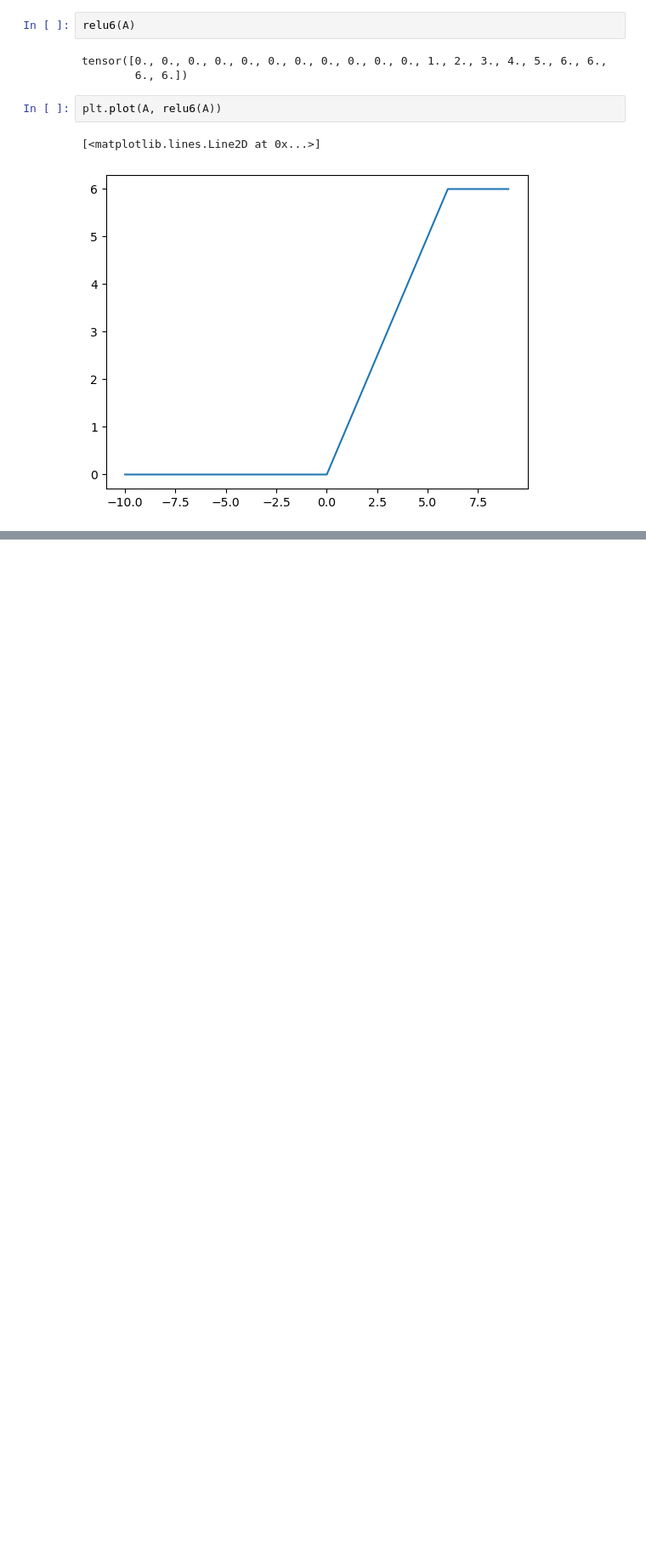
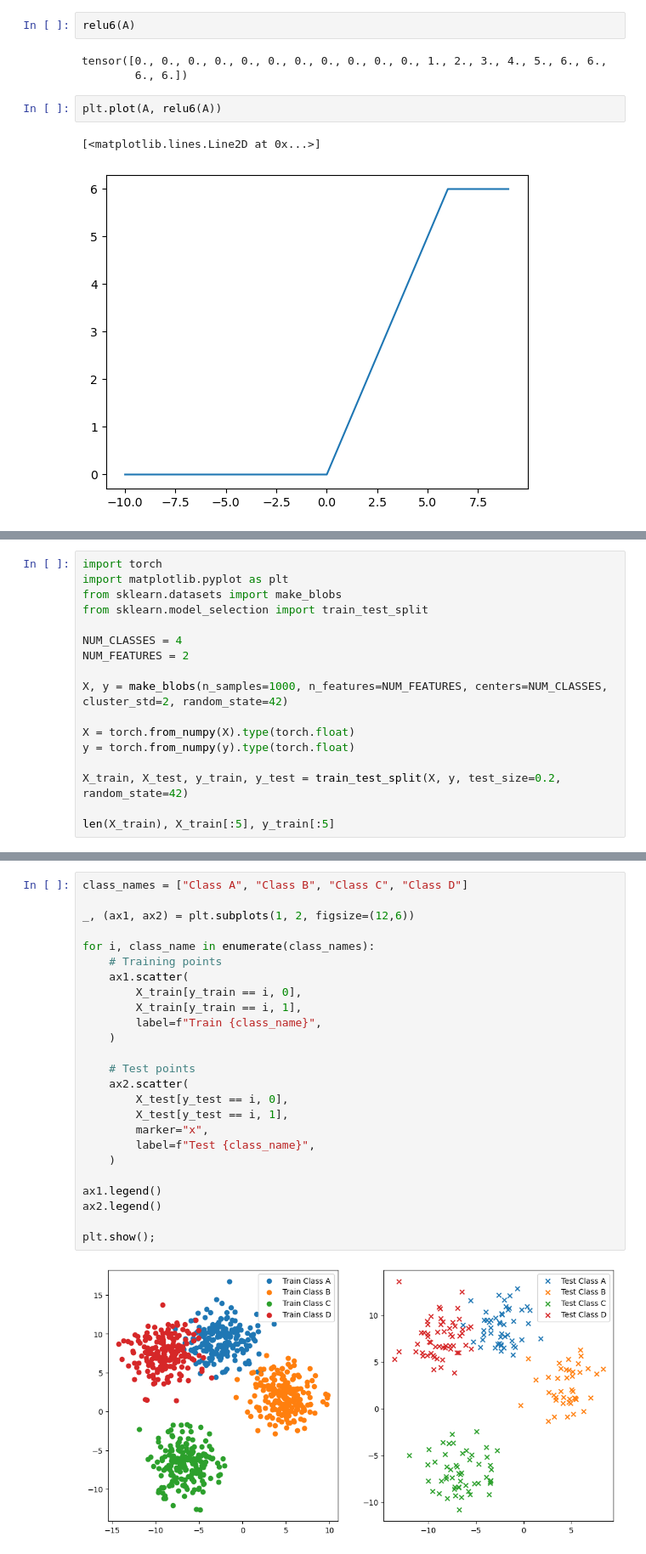
Before and after one commit to ShivangamSoni/PyTorch-Learn, a Jupyter notebook: 02_classification.ipynb, the cells around one changed output, grey strips where cells are left out. Shown at 85% size. Drawn from its saved outputs; the diff is of its cells as text; blank space fills up the shorter version.

```diff
--- a/02_classification.ipynb
+++ b/02_classification.ipynb
@@ -1064,0 +1069,17 @@ plt.plot(A, relu6(A))
+# %%
+import torch
+import matplotlib.pyplot as plt
+from sklearn.datasets import make_blobs
+from sklearn.model_selection import train_test_split
+
+NUM_CLASSES = 4
+NUM_FEATURES = 2
+
+X, y = make_blobs(n_samples=1000, n_features=NUM_FEATURES, centers=NUM_CLASSES, cluster_std=2, random_state=42)
+
+X = torch.from_numpy(X).type(torch.float)
+y = torch.from_numpy(y).type(torch.float)
+
+X_train, X_test, y_train, y_test = train_test_split(X, y, test_size=0.2, random_state=42)
+
+len(X_train), X_train[:5], y_train[:5]
@@ -1064,0 +1098,27 @@ plt.plot(A, relu6(A))
+# %%
+class_names = ["Class A", "Class B", "Class C", "Class D"]
+
+_, (ax1, ax2) = plt.subplots(1, 2, figsize=(12,6))
+
+for i, class_name in enumerate(class_names):
+    # Training points
+    ax1.scatter(
+        X_train[y_train == i, 0],
+        X_train[y_train == i, 1],
+        label=f"Train {class_name}",
+    )
+
+    # Test points
+    ax2.scatter(
+        X_test[y_test == i, 0],
+        X_test[y_test == i, 1],
+        marker="x",
+        label=f"Test {class_name}",
+    )
+
+ax1.legend()
+ax2.legend()
+
+plt.show();
+# %% [output]
+[figure, added]
```
Also changed, not shown: parts of 43 cells of this notebook.
